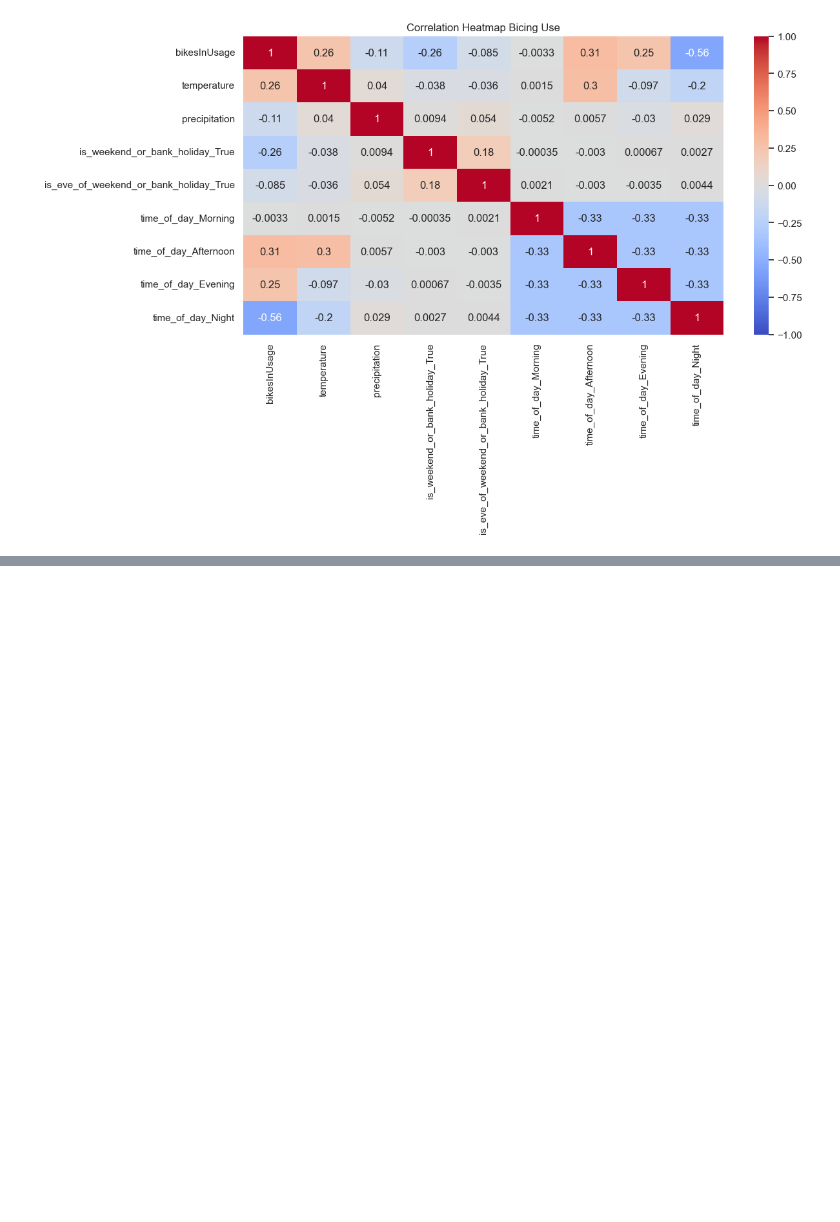
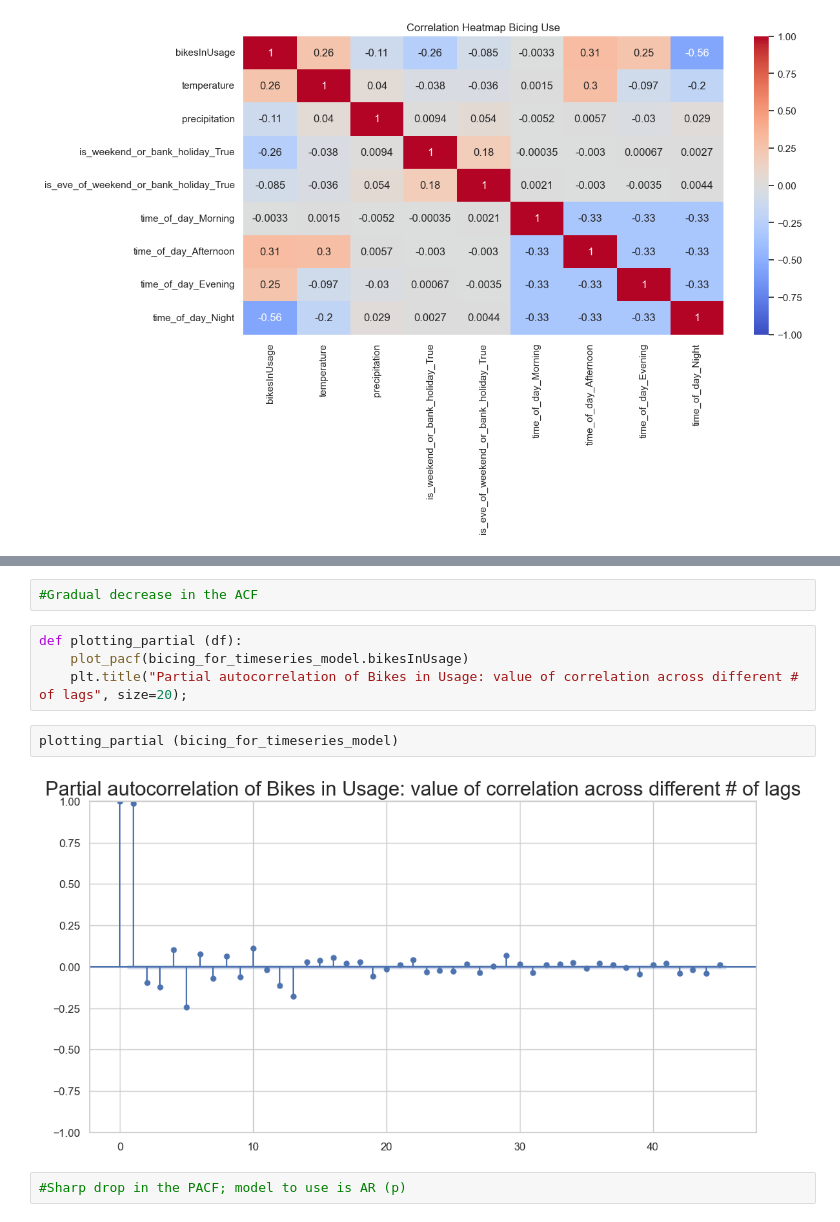
Before and after one commit to edwardrodgermartinez/Final-Project-Predictive-Modelling-for-Bicing-Use, a Jupyter notebook: Model.ipynb, the cells around one changed output, grey strips where cells are left out. Saved outputs shown, nothing was run; the diff lists cells and outputs as text; blank space fills up the shorter version.

```diff
--- a/Model.ipynb
+++ b/Model.ipynb
@@ -50,0 +263,12 @@ plt.show()
+# %%
+#Gradual decrease in the ACF
+# %%
+def plotting_partial (df):
+    plot_pacf(bicing_for_timeseries_model.bikesInUsage)
+    plt.title("Partial autocorrelation of Bikes in Usage: value of correlation across different # of lags", size=20);
+# %%
+plotting_partial (bicing_for_timeseries_model)
+# %% [output]
+[figure, added]
+# %%
+#Sharp drop in the PACF; model to use is AR (p)
```
Also changed, not shown: parts of 71 cells of this notebook, 1 other file.
